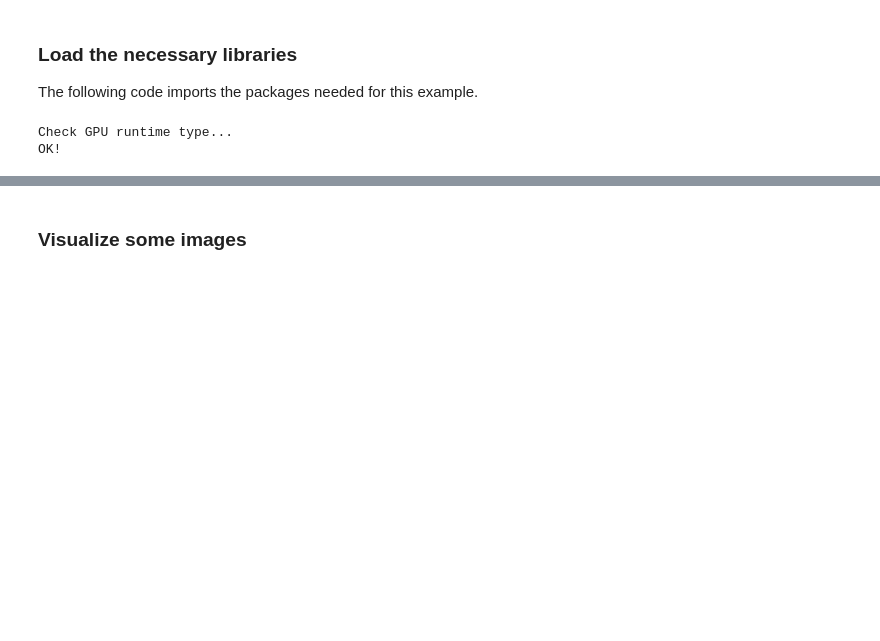
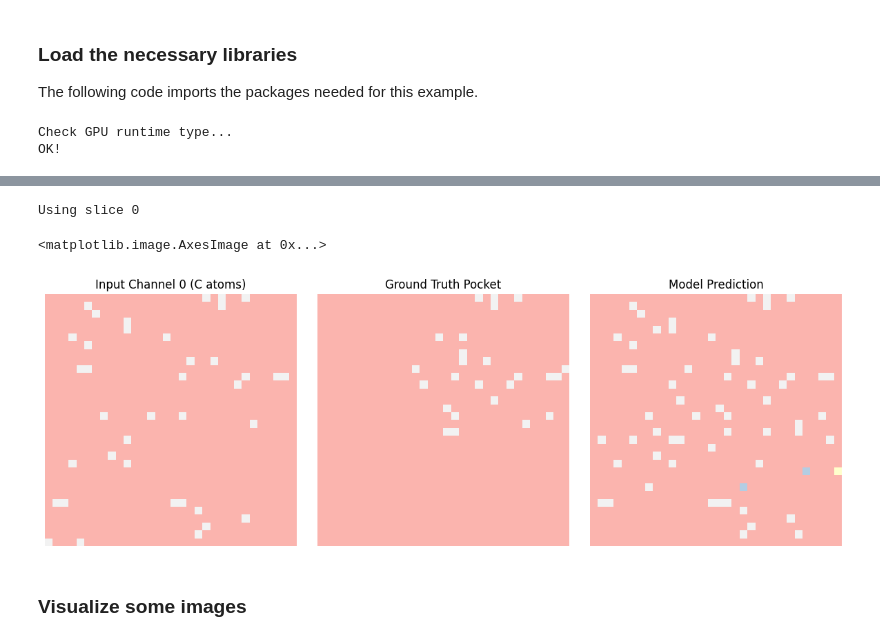
Before and after one commit to martagarnt/sbi_pyt_pocketfinder, a Jupyter notebook: CNN_Pocket_Prediction.ipynb, the cells around one changed output, grey strips where cells are left out. Drawn from its saved outputs; the diff is of its cells as text; code cells hidden in the pictures; blank space fills up the shorter version.

```diff
--- a/CNN_Pocket_Prediction.ipynb
+++ b/CNN_Pocket_Prediction.ipynb
@@ -454,0 +643,11 @@ loader = DataLoader(dataset, batch_size=4, shuffle=True)
+# %%
+from torch.utils.data import DataLoader
+
+train_loader = DataLoader(train_set, batch_size=2, shuffle=True)
+val_loader = DataLoader(val_set, batch_size=2, shuffle=False)
+# %%
+def dice_loss(pred, target, smooth=1e-8):
+    pred = pred.view(-1)
+    target = target.view(-1)
+    intersection = (pred * target).sum()
+    return 1 - (2. * intersection + smooth) / (pred.sum() + target.sum() + smooth)
@@ -454,0 +694,8 @@ loader = DataLoader(dataset, batch_size=4, shuffle=True)
+# %%
+# Get one sample from the val set
+X_val, Y_val = val_set[0]
+X_val_input = X_val.unsqueeze(0)
+
+model.eval()
+with torch.no_grad():
+    val_pred = model(X_val_input)[0]
@@ -455,3 +708,45 @@ loader = DataLoader(dataset, batch_size=4, shuffle=True)
+# %%
+# Get a slice where the ground truth has pocket voxels
+nonzero_voxels = torch.nonzero(Y_val[0])  # shape: (N, 3)
+if len(nonzero_voxels) > 0:
+    slice_idx = nonzero_voxels[0][1].item()  # Y_val is (1, D, H, W)
+else:
+    print("⚠️ No pocket voxels found in this sample")
+    slice_idx = 16  # fallback
+
+print(f"Using slice {slice_idx}")
+# %% [output]
+Using slice 0
+# %%
+axs[0].imshow(X_val[0, slice_idx, :, :].detach().numpy(), cmap='gray')
+axs[1].imshow(Y_val[0, slice_idx, :, :].detach().numpy(), cmap='gray')
+axs[2].imshow(val_pred[0, slice_idx, :, :].detach().numpy(), cmap='hot')
+# %% [output]
+<matplotlib.image.AxesImage at 0x...>
+# %%
+# Pick a Z slice that contains pocket voxels
+nonzero_voxels = torch.nonzero(Y[0])
+#slice_idx = nonzero_voxels[0][1] if len(nonzero_voxels) > 0 else 16  # fallback to center
+slice_idx = 23
+fig, axs = plt.subplots(1, 3, figsize=(12, 4))
+
+# Input (e.g., C atoms)
+axs[0].imshow(X_val[0, slice_idx, :, :].detach().numpy(), cmap='Pastel1')
+axs[0].set_title("Input Channel 0 (C atoms)")
+
+# Ground Truth
+axs[1].imshow(Y_val[0, slice_idx, :, :].detach().numpy(), cmap='Pastel1')
+axs[1].set_title("Ground Truth Pocket")
+
+# Model Prediction
+axs[2].imshow(val_pred[0, slice_idx, :, :].detach().numpy(), cmap='Pastel1')
+axs[2].set_title("Model Prediction")
+
+for ax in axs: ax.axis("off")
+plt.tight_layout()
+plt.show()
+# %% [output]
+[figure, added]
 # %%
 from google.colab import drive
 drive.mount('/content/drive')
```
Also changed, not shown: parts of 19 cells of this notebook.
